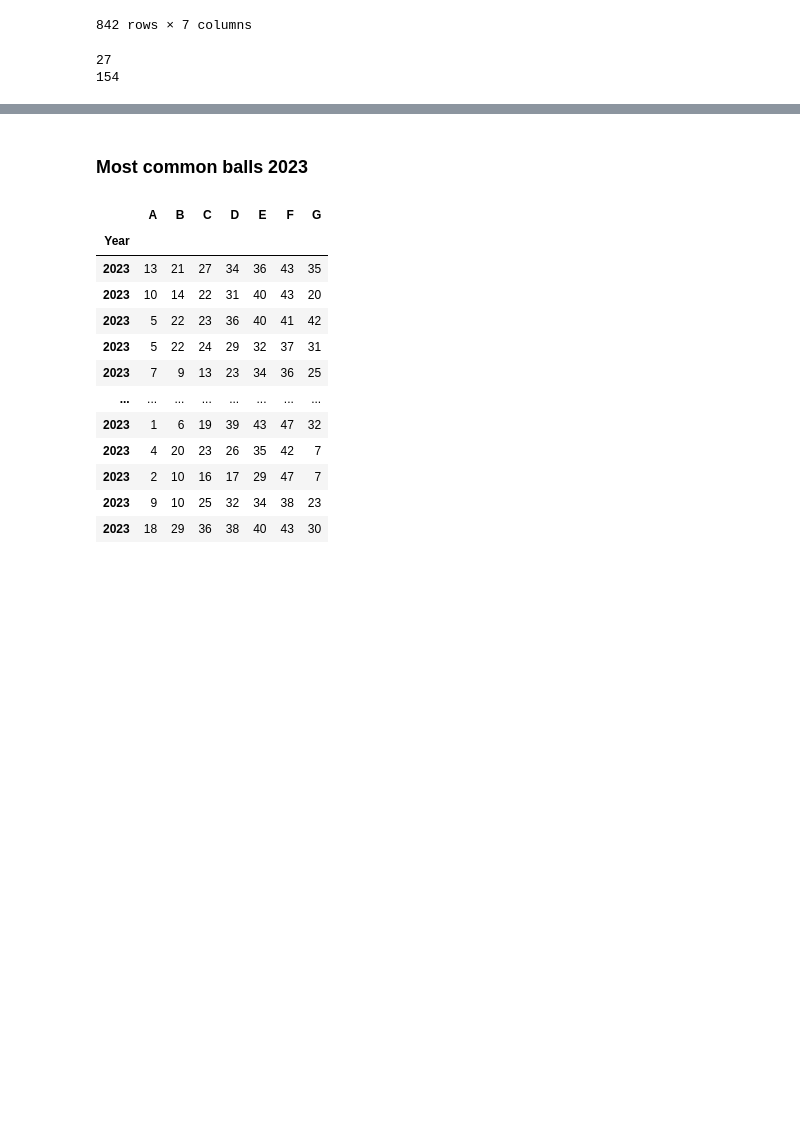
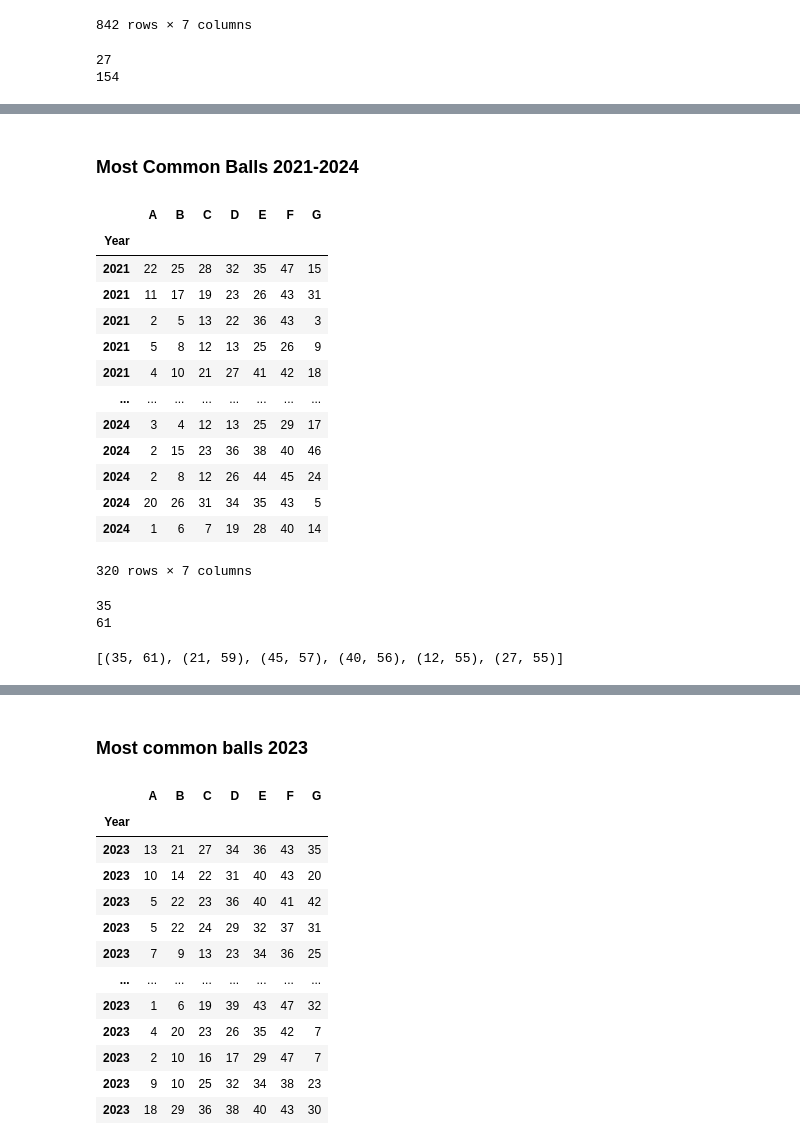
Before and after one commit to killfoley/Lotto-Scraping, a Jupyter notebook: Lotto results notebook.ipynb, the cells around one changed output, grey strips where cells are left out. Saved outputs shown, nothing was run; the diff lists cells and outputs as text; code cells hidden in the pictures; blank space fills up the shorter version.

```diff
--- a/Lotto results notebook.ipynb
+++ b/Lotto results notebook.ipynb
@@ -1015,0 +966,34 @@ for r in dictionary_numbers_22_sorted[:20]:
+# %% [markdown]
+### Most Common Balls 2021-2024
+# %%
+df_numbers21_24 = df_lotto_all.loc[2021:2024]
+df_numbers21_24
+# %% [output]
+|  | A | B | C | D | E | F | G |
+| Year |  |  |  |  |  |  |  |
+| 2021 | 22 | 25 | 28 | 32 | 35 | 47 | 15 |
+| 2021 | 11 | 17 | 19 | 23 | 26 | 43 | 31 |
+| 2021 | 2 | 5 | 13 | 22 | 36 | 43 | 3 |
+| 2021 | 5 | 8 | 12 | 13 | 25 | 26 | 9 |
+| 2021 | 4 | 10 | 21 | 27 | 41 | 42 | 18 |
+| ... | ... | ... | ... | ... | ... | ... | ... |
+| 2024 | 3 | 4 | 12 | 13 | 25 | 29 | 17 |
+| 2024 | 2 | 15 | 23 | 36 | 38 | 40 | 46 |
+| 2024 | 2 | 8 | 12 | 26 | 44 | 45 | 24 |
+| 2024 | 20 | 26 | 31 | 34 | 35 | 43 | 5 |
+| 2024 | 1 | 6 | 7 | 19 | 28 | 40 | 14 |
+320 rows × 7 columns
+# %%
+NumsToList21_24 = list(df_numbers21_24.values.T.flatten())
+most_common_21_24,num_most_common_21_24 = Counter(NumsToList21_24).most_common(1)[0]
+print(most_common_21_24)
+print(num_most_common_21_24)
+# %% [output]
+35
+61
+# %%
+# find the 6 most common numbers in the list in 2017-2024
+most_common_21_24 = Counter(NumsToList21_24).most_common(6)
+most_common_21_24
+# %% [output]
+[(35, 61), (21, 59), (45, 57), (40, 56), (12, 55), (27, 55)]
```
Also changed, not shown: parts of 75 cells of this notebook.
